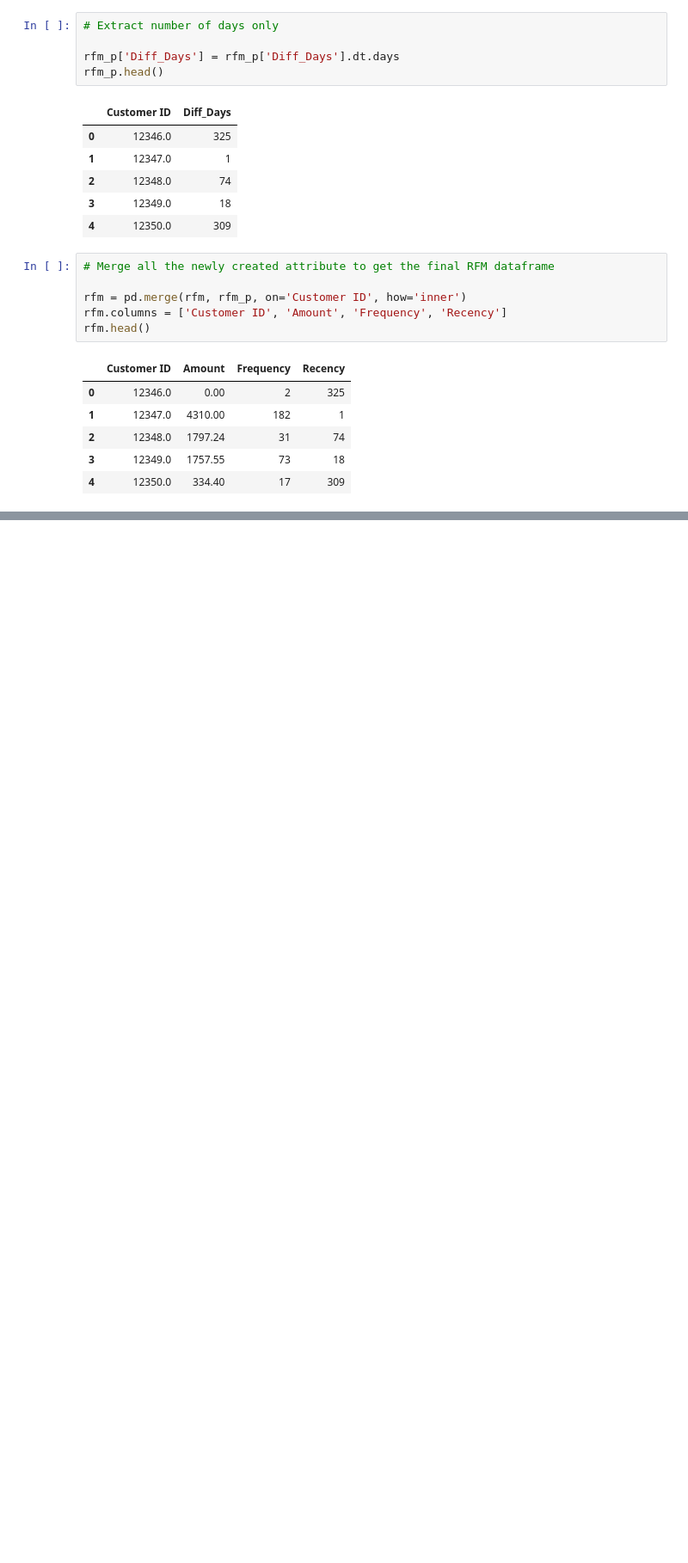
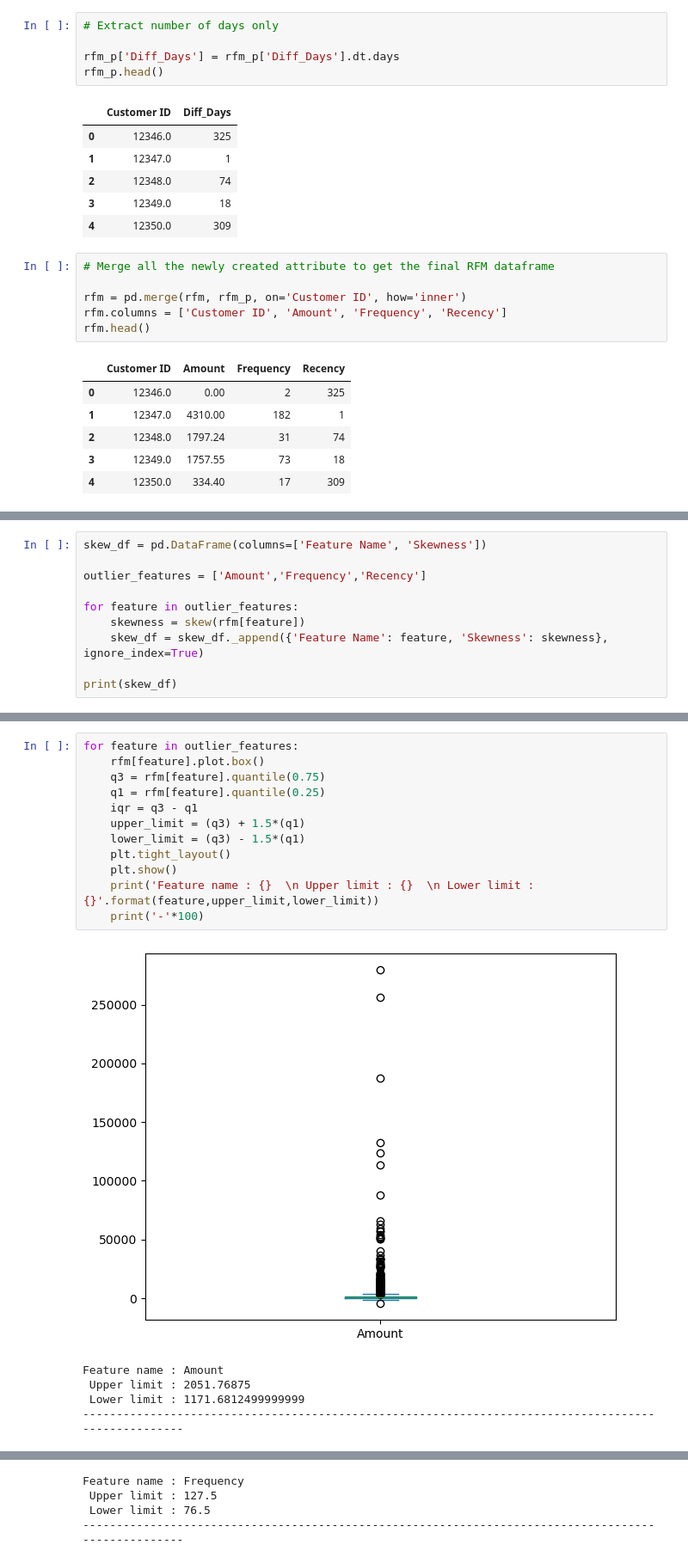
Before and after one commit to manishkr1754/Online_Retail_Customer_Segmentation_RFM_Analysis, a Jupyter notebook: Online Retail Customer Segmentation RFM Analysis.ipynb, the cells around one changed output, grey strips where cells are left out. Shown: that part at 86% size. Cells and saved outputs as stored; diff of their text form; blank space fills up the shorter version.

```diff
--- a/Online Retail Customer Segmentation RFM Analysis.ipynb
+++ b/Online Retail Customer Segmentation RFM Analysis.ipynb
@@ -426,0 +437,10 @@ rfm.head()
+# %%
+skew_df = pd.DataFrame(columns=['Feature Name', 'Skewness'])
+
+outlier_features = ['Amount','Frequency','Recency']
+
+for feature in outlier_features:
+    skewness = skew(rfm[feature])
+    skew_df = skew_df._append({'Feature Name': feature, 'Skewness': skewness}, ignore_index=True)
+
+print(skew_df)
@@ -426,0 +456,18 @@ rfm.head()
+# %%
+for feature in outlier_features:
+    rfm[feature].plot.box()
+    q3 = rfm[feature].quantile(0.75)
+    q1 = rfm[feature].quantile(0.25)
+    iqr = q3 - q1
+    upper_limit = (q3) + 1.5*(q1)
+    lower_limit = (q3) - 1.5*(q1)
+    plt.tight_layout()
+    plt.show()
+    print('Feature name : {}  \n Upper limit : {}  \n Lower limit : {}'.format(feature,upper_limit,lower_limit))
+    print('-'*100)
+# %% [output]
+[figure, added]
+Feature name : Amount
+ Upper limit : 2051.76875
+ Lower limit : 1171.6812499999999
+----------------------------------------------------------------------------------------------------
@@ -426,0 +475,4 @@ rfm.head()
+Feature name : Frequency
+ Upper limit : 127.5
+ Lower limit : 76.5
+----------------------------------------------------------------------------------------------------
```
Also changed, not shown: parts of 9 cells of this notebook.
